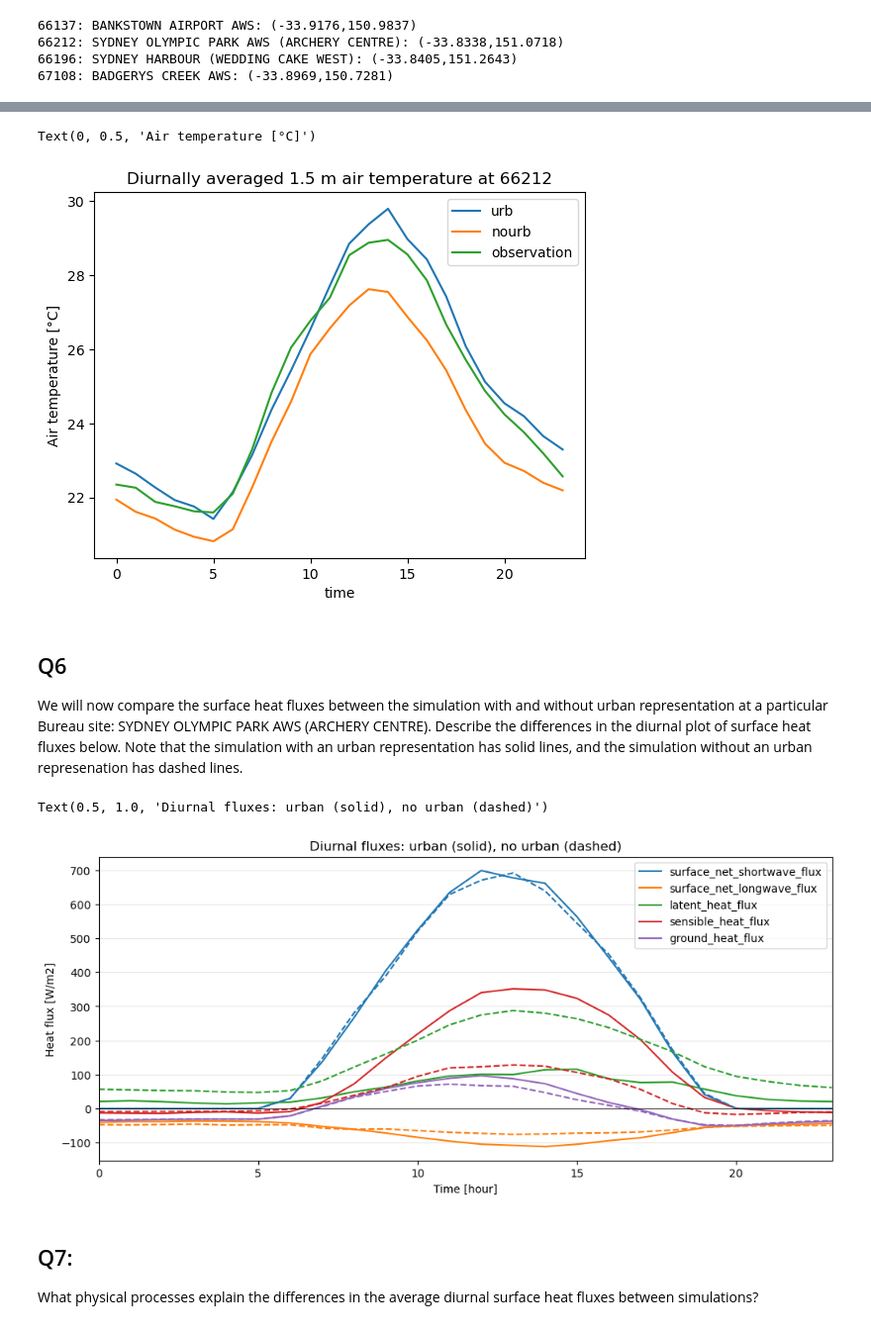
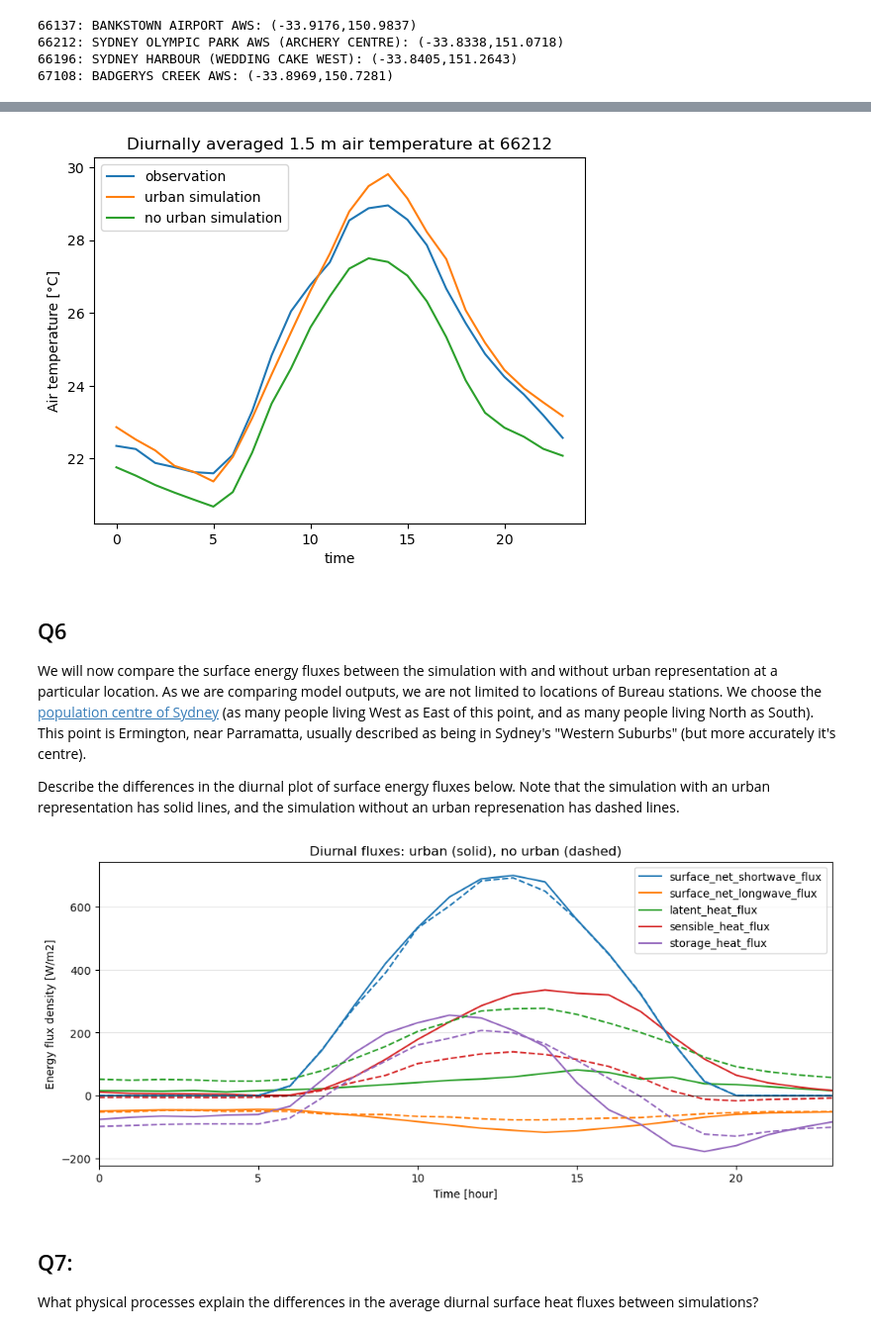
Before and after one commit to 21centuryweather/RNS_Sydney_1km, a Jupyter notebook: plotting_code/nb_lab.ipynb, the cells around one changed output, grey strips where cells are left out. Shown at 99% size. Cells and saved outputs as stored; diff of their text form; code cells hidden in the pictures.

```diff
--- a/plotting_code/nb_lab.ipynb
+++ b/plotting_code/nb_lab.ipynb
@@ -48,14 +55,14 @@ With reference to the figure below, describe how you expect average temperature
 variable = 'surface_altitude'
 
 ds = xr.open_dataset(f'{datapath}/{variable}/{exps[0]}_{variable}.nc')
+ds = ds.sel(latitude=slice(ymin,ymax), longitude=slice(xmin,xmax))
 ds = ds.mean('time')
 # keep land points only using land sea mask
 ds = ds.where(lsm==1)
 
-fig,ax = plt.subplots(nrows=1,ncols=1,
-                        figsize=(6,5),
-                        sharey=True)
-
+# plot
+fig,ax = plt.subplots(nrows=1,ncols=1,figsize=(7,5),sharey=True)
 ds[variable].plot(ax=ax, cmap='terrain', vmin=0, vmax=1400, extend='neither')
 ax.set_title('surface height [m]')
+plt.show()
 # %% [output]
@@ -125,11 +142,10 @@ Now consider the average of the air temperature observations at various location
 # %%
 # plot figures
-fig,axes = plt.subplots(nrows=1,ncols=2,
-                        figsize=(12,5),
-                        sharey=True)
+fig,axes = plt.subplots(nrows=1,ncols=2, figsize=(12,5), sharey=True)
 
 for ax, exp in zip(axes.flatten(), ['urb','nourb']):
-    subset = ds[exp].sel(latitude=slice(-34.75,-33),longitude=slice(150,152)).mean('time')
+    subset = ds[exp].mean('time')
+    # subset = ds[exp].sel(latitude=slice(-34.75,-33),longitude=slice(150,152)).mean('time')
     im = subset.plot(ax=ax, cmap = 'Spectral_r', vmin=20, vmax=26)
     # include obsevations
     for station in station_ids:
@@ -158,9 +176,9 @@ lat, lon = obs_ds[station].latitude, obs_ds[station].longitude
 # get simulation data nearest this point
 sim_ts = ds.sel(latitude=lat, longitude=lon, method='nearest').to_dataframe()[['urb','nourb']]
 # concatenate obs and sim data
-df = pd.concat([sim_ts, obs[station]], axis=1)
+df = pd.concat([obs[station],sim_ts], axis=1)
 # rename obs column
-df = df.rename(columns={station:'observation'})
+df = df.rename(columns={station:'observation','urb':'urban simulation','nourb':'no urban simulation'})
 # calculate diurnal mean
 df_diurnal = df.groupby(df.index.hour).mean()
 
@@ -168,12 +186,14 @@ df_diurnal = df.groupby(df.index.hour).mean()
 df_diurnal.plot()
 plt.title(f'Diurnally averaged 1.5 m air temperature at {station}')
 plt.ylabel('Air temperature [°C]')
+plt.show()
 # %% [output]
-Text(0, 0.5, 'Air temperature [°C]')
-[figure, old version]
+[figure, new version]
 # %% [markdown]
 ## Q6
-We will now compare the surface heat fluxes between the simulation with and without urban representation at a particular Bureau site: SYDNEY OLYMPIC PARK AWS (ARCHERY CENTRE). Describe the differences in the diurnal plot of surface heat fluxes below. Note that the simulation with an urban representation has solid lines, and the simulation without an urban represenation has dashed lines.
+We will now compare the surface energy fluxes between the simulation with and without urban representation at a particular location. As we are comparing model outputs, we are not limited to locations of Bureau stations. We choose the [population centre of Sydney](https://rastinseysan.medium.com/using-census-data-and-gis-to-find-the-centre-of-population-for-sydney-greater-metropolitan-area-10f2a64b74e3) (as many people living West as East of this point, and as many people living North as South). This point is Ermington, near Parramatta, usually described as being in Sydney's "Western Suburbs" (but more accurately it's centre).
+
+Describe the differences in the diurnal plot of surface energy fluxes below. Note that the simulation with an urban representation has solid lines, and the simulation without an urban represenation has dashed lines.
 # %%
 def open_sim_data(exp):
 
@@ -193,20 +213,30 @@ def open_sim_data(exp):
     ds[variable] = open_variable(variable)
     variable = 'sensible_heat_flux'
     ds[variable] = open_variable(variable)
-    variable = 'ground_heat_flux'
-    da = open_variable(variable)
-    ds[variable] = da.drop_vars('soil_model_level_number')
+    # variable = 'ground_heat_flux'
+    # da = open_variable(variable)
+    # ds[variable] = da.drop_vars('soil_model_level_number')
 
     ds = ds.assign_coords(time=ds.time + pd.Timedelta(f'{local_time_offset}h'))
     ds.time.attrs.update({'timezone': 'AEST'})
 
     return ds
 
-urb = open_sim_data(exps[0])
-nourb = open_sim_data(exps[1])
+urb = open_sim_data(exps[0]).sel(latitude=slice(ymin,ymax), longitude=slice(xmin,xmax)).compute()
+nourb = open_sim_data(exps[1]).sel(latitude=slice(ymin,ymax), longitude=slice(xmin,xmax)).compute()
 # %%
-# focus on one location: SYDNEY OLYMPIC PARK AWS (ARCHERY CENTRE): (-33.8338,151.0718)
-station = '66212'
-lat, lon = obs_ds[station].latitude, obs_ds[station].longitude
+# focus on one location: ERMINGTON (-33.814, 151.056)
+lat, lon = (-33.814, 151.056)
 df_urb = urb.sel(latitude=lat, longitude=lon, method='nearest').to_dataframe().drop(columns=['latitude','longitude'])
 df_nourb = nourb.sel(latitude=lat, longitude=lon, method='nearest').to_dataframe().drop(columns=['latitude','longitude'])
+
+# calculate storage heat flux as the residual of other fluxes, with:
+#   ∆Qs = SW_net + LW_net - Qle - Qh
+df_urb['storage_heat_flux'] = df_urb['surface_net_shortwave_flux'] + df_urb['surface_net_longwave_flux'] \
+                               - df_urb['latent_heat_flux'] - df_urb['sensible_heat_flux']
+df_nourb['storage_heat_flux'] = df_nourb['surface_net_shortwave_flux'] + df_nourb['surface_net_longwave_flux'] \
+                               - df_nourb['latent_heat_flux'] - df_nourb['sensible_heat_flux']
+
+# # calculate diurnal mean
+df_urb_diurnal = df_urb.groupby(df_urb.index.hour).mean()
+df_nourb_diurnal = df_nourb.groupby(df_urb.index.hour).mean()
@@ -216,21 +243,22 @@ df_nourb_diurnal = df_nourb.groupby(df_urb.index.hour).mean()
 # %%
+# plot diurnal profile
 fig,ax = plt.subplots(figsize=(12,5),
                         sharey=True)
 
 prop_cycle = plt.rcParams['axes.prop_cycle']
 colors = prop_cycle.by_key()['color']
 
 df_urb_diurnal.plot(ax=ax, ls='solid',color=colors)
 df_nourb_diurnal.plot(ax=ax, ls='dashed', color=colors, legend=False)
 ax.hlines(y=0,xmin=0,xmax=23, color='k', lw=0.5)
 ax.set_xlim(0,23)
 ax.grid(axis='y', color='0.9')
-ax.set_ylabel('Heat flux [W/m2]')
+ax.set_ylabel('Energy flux density [W/m2]')
 ax.set_xlabel('Time [hour]')
 ax.set_title('Diurnal fluxes: urban (solid), no urban (dashed)')
+plt.show()
 # %% [output]
-Text(0.5, 1.0, 'Diurnal fluxes: urban (solid), no urban (dashed)')
-[figure, old version]
+[figure, new version]
 # %% [markdown]
 ## Q7:
 What physical processes explain the differences in the average diurnal surface heat fluxes between simulations?
```
Also changed, not shown: parts of 17 cells of this notebook.
